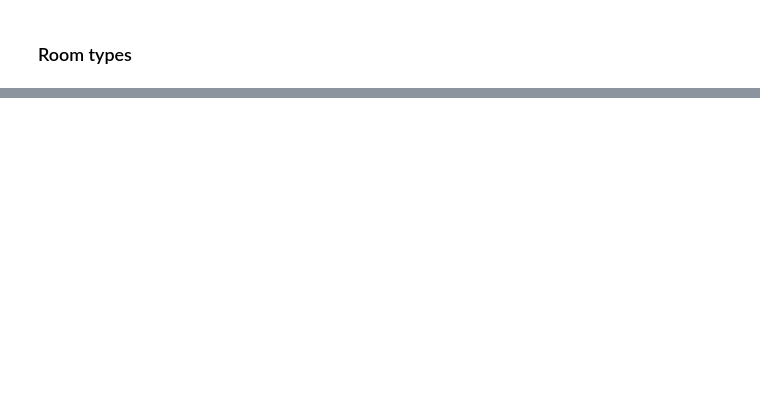
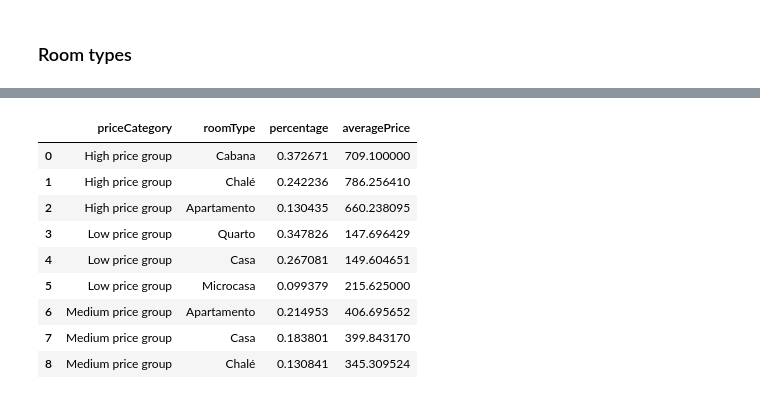
Before and after one commit to karlfilho/Airbnb_Price_Prediction, a Jupyter notebook: eda.ipynb, the cells around one changed output, grey strips where cells are left out. Cells and saved outputs as stored; diff of their text form; code cells hidden in the pictures; blank space fills up the shorter version.

```diff
--- a/eda.ipynb
+++ b/eda.ipynb
@@ -12,5 +13,6 @@ import seaborn as sns
 # %%
 # Loading the dataset
 df = pd.read_csv('datasets/final_dataset.csv')
+df.rename(columns={'hostType': 'qualityBadge'}, inplace=True)
 
 df.info()
@@ -84,0 +186,19 @@ room_types
+# %%
+# Calculate the average price for each room type within each price group
+average_prices = df.groupby(['priceCategory', 'roomType'])['roomPrice'].mean().rename('averagePrice').reset_index()
+
+# Merge the average prices with the top 3 room types by price group
+top_3_with_avg_price = pd.merge(top_3_room_types_by_price_group, average_prices, on=['priceCategory', 'roomType'])
+
+top_3_with_avg_price
+# %% [output]
+|  | priceCategory | roomType | percentage | averagePrice |
+| 0 | High price group | Cabana | 0.372671 | 709.100000 |
+| 1 | High price group | Chalé | 0.242236 | 786.256410 |
+| 2 | High price group | Apartamento | 0.130435 | 660.238095 |
+| 3 | Low price group | Quarto | 0.347826 | 147.696429 |
+| 4 | Low price group | Casa | 0.267081 | 149.604651 |
+| 5 | Low price group | Microcasa | 0.099379 | 215.625000 |
+| 6 | Medium price group | Apartamento | 0.214953 | 406.695652 |
+| 7 | Medium price group | Casa | 0.183801 | 399.843170 |
+| 8 | Medium price group | Chalé | 0.130841 | 345.309524 |
```
Also changed, not shown: parts of 11 cells of this notebook, 3 other files.
